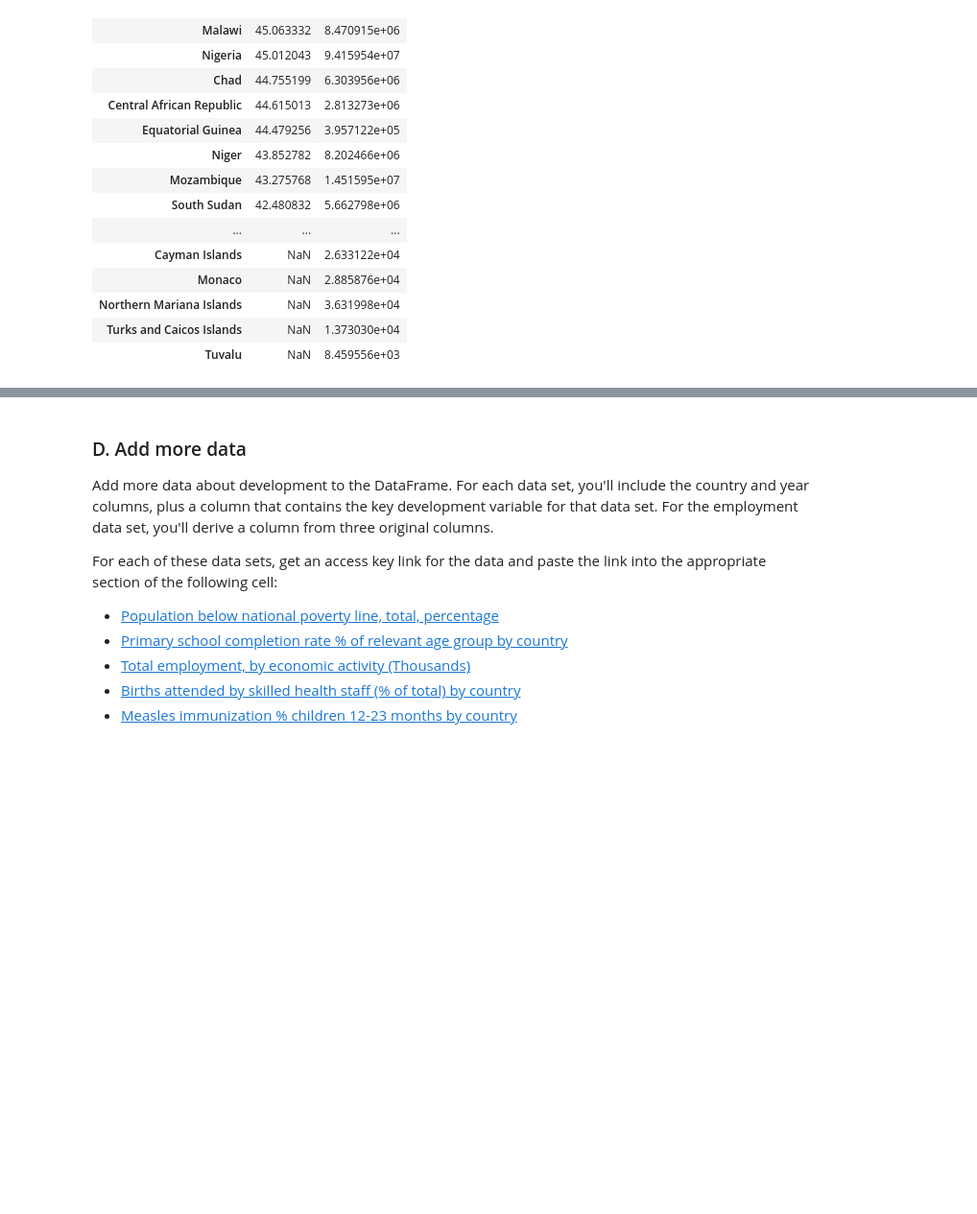
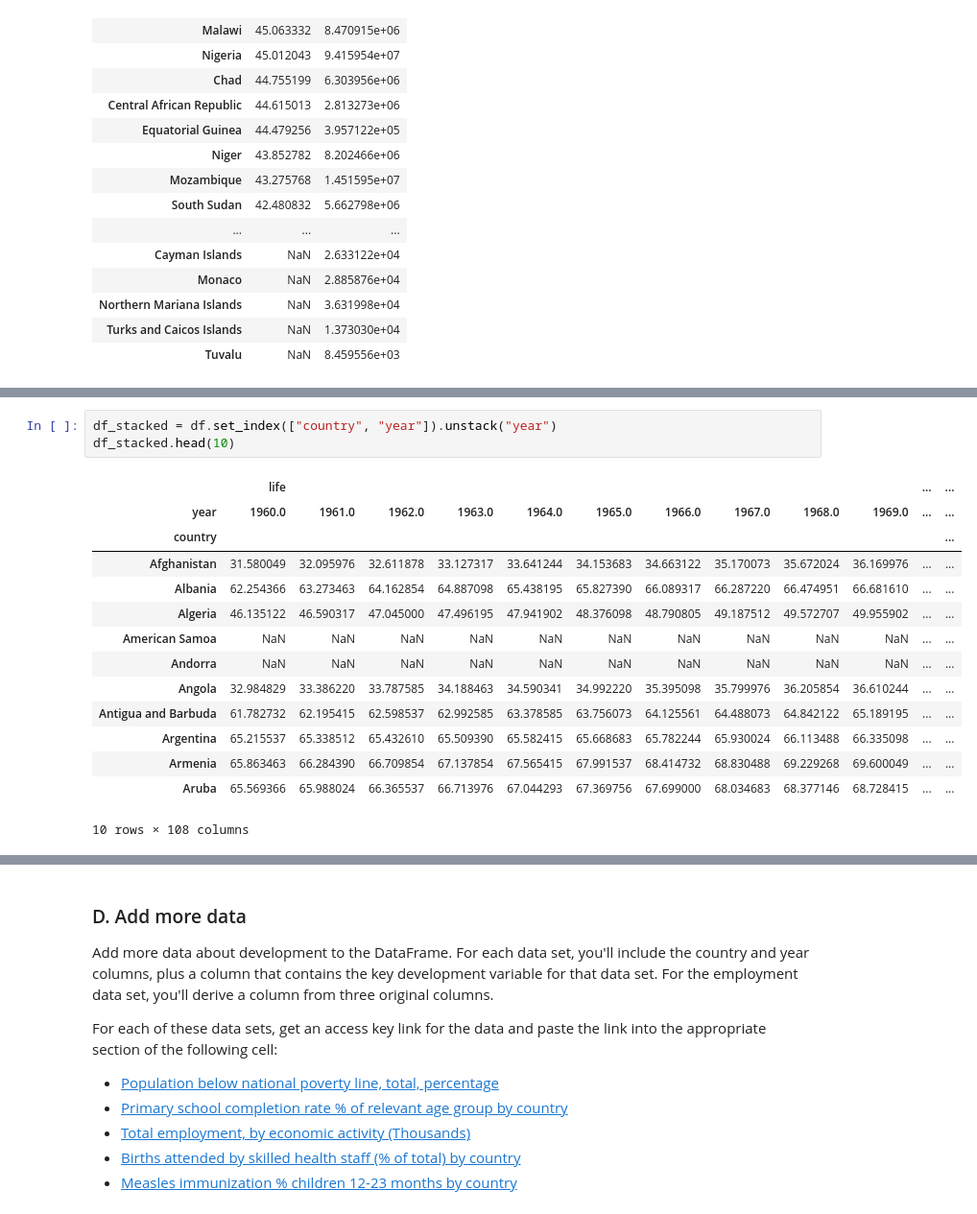
Before and after one commit to JustinTTL/Playing-with-Pandas, a Jupyter notebook: Analyze open data sets with pandas DataFrames.ipynb, the cells around one changed output, grey strips where cells are left out. Shown: that part at 96% size. Drawn from its saved outputs; the diff is of its cells as text; blank space fills up the shorter version.

```diff
--- a/Analyze open data sets with pandas DataFrames.ipynb
+++ b/Analyze open data sets with pandas DataFrames.ipynb
@@ -359,0 +370,18 @@ interact(hist_plot, year1 =years, year2 =years)
+# %%
+df_stacked = df.set_index(["country", "year"]).unstack("year")
+df_stacked.head(10)
+# %% [output]
+|  | life |  |  |  |  |  |  |  |  |  | ... | ... |
+| year | 1960.0 | 1961.0 | 1962.0 | 1963.0 | 1964.0 | 1965.0 | 1966.0 | 1967.0 | 1968.0 | 1969.0 | ... | ... |
+| country |  |  |  |  |  |  |  |  |  |  |  | ... |
+| Afghanistan | 31.580049 | 32.095976 | 32.611878 | 33.127317 | 33.641244 | 34.153683 | 34.663122 | 35.170073 | 35.672024 | 36.169976 | ... | ... |
+| Albania | 62.254366 | 63.273463 | 64.162854 | 64.887098 | 65.438195 | 65.827390 | 66.089317 | 66.287220 | 66.474951 | 66.681610 | ... | ... |
+| Algeria | 46.135122 | 46.590317 | 47.045000 | 47.496195 | 47.941902 | 48.376098 | 48.790805 | 49.187512 | 49.572707 | 49.955902 | ... | ... |
+| American Samoa | NaN | NaN | NaN | NaN | NaN | NaN | NaN | NaN | NaN | NaN | ... | ... |
+| Andorra | NaN | NaN | NaN | NaN | NaN | NaN | NaN | NaN | NaN | NaN | ... | ... |
+| Angola | 32.984829 | 33.386220 | 33.787585 | 34.188463 | 34.590341 | 34.992220 | 35.395098 | 35.799976 | 36.205854 | 36.610244 | ... | ... |
+| Antigua and Barbuda | 61.782732 | 62.195415 | 62.598537 | 62.992585 | 63.378585 | 63.756073 | 64.125561 | 64.488073 | 64.842122 | 65.189195 | ... | ... |
+| Argentina | 65.215537 | 65.338512 | 65.432610 | 65.509390 | 65.582415 | 65.668683 | 65.782244 | 65.930024 | 66.113488 | 66.335098 | ... | ... |
+| Armenia | 65.863463 | 66.284390 | 66.709854 | 67.137854 | 67.565415 | 67.991537 | 68.414732 | 68.830488 | 69.229268 | 69.600049 | ... | ... |
+| Aruba | 65.569366 | 65.988024 | 66.365537 | 66.713976 | 67.044293 | 67.369756 | 67.699000 | 68.034683 | 68.377146 | 68.728415 | ... | ... |
+10 rows × 108 columns
```
Also changed, not shown: parts of 14 cells of this notebook, 1 other file.
